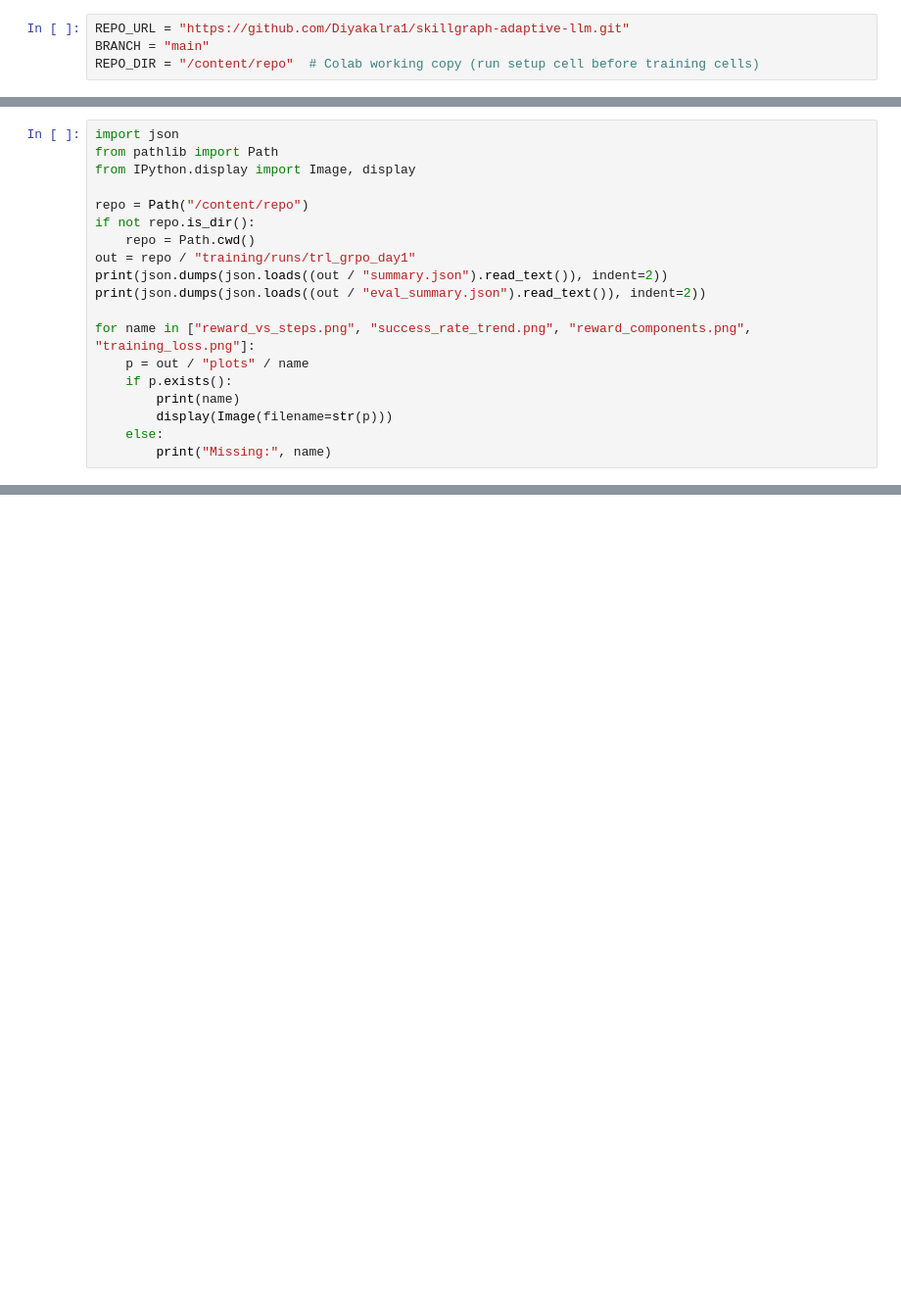
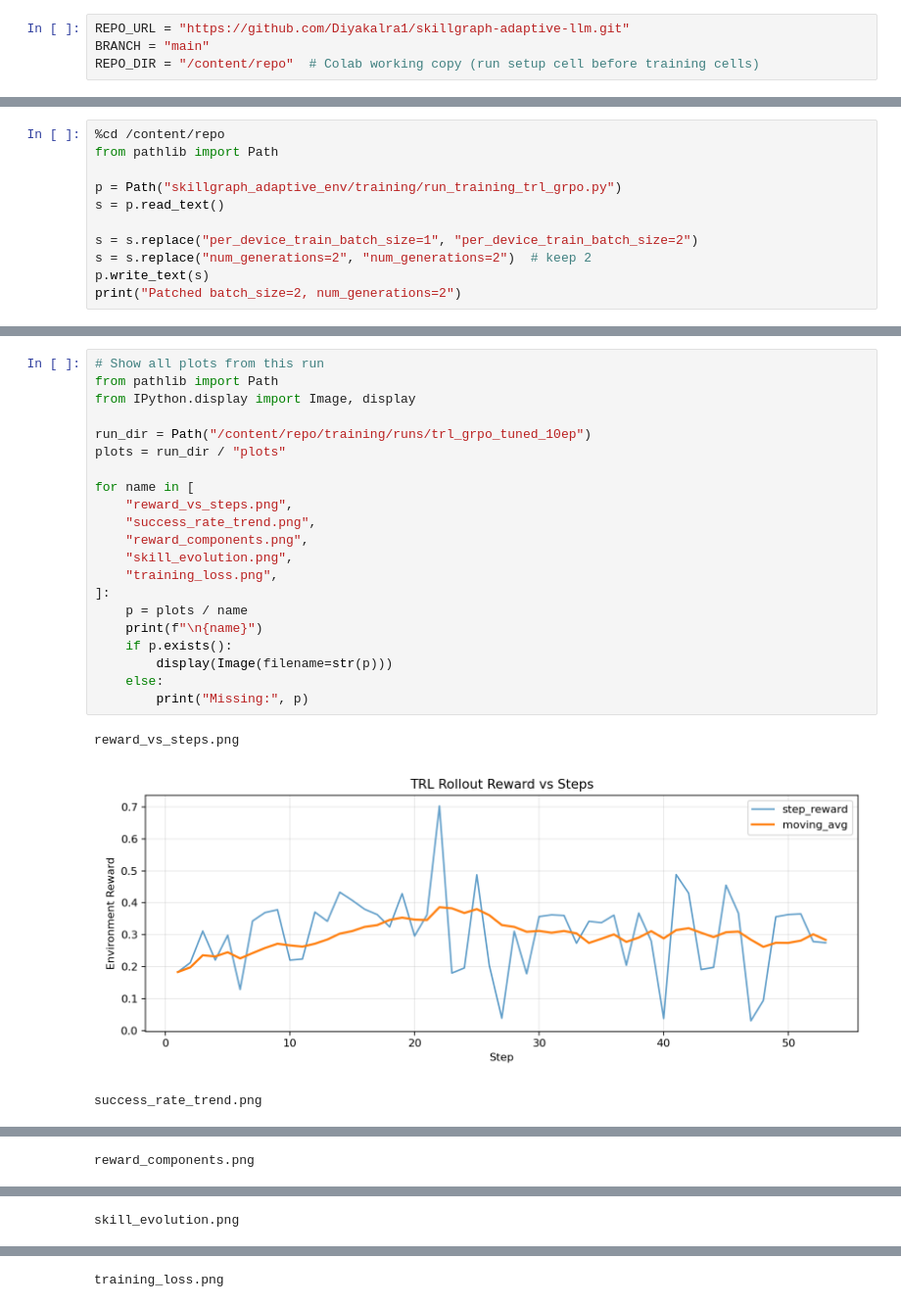
Before and after one commit to Diyakalra1/skillgraph-adaptive-llm, a Jupyter notebook: skillgraph_adaptive_env/training/colab_day1_sprint.ipynb, the cells around one changed output, grey strips where cells are left out. Shown at 98% size. Cells and saved outputs as stored; diff of their text form; blank space fills up the shorter version.

```diff
--- a/skillgraph_adaptive_env/training/colab_day1_sprint.ipynb
+++ b/skillgraph_adaptive_env/training/colab_day1_sprint.ipynb
@@ -232,0 +75,11 @@ subprocess.check_call(
+# %%
+%cd /content/repo
+from pathlib import Path
+
+p = Path("skillgraph_adaptive_env/training/run_training_trl_grpo.py")
+s = p.read_text()
+
+s = s.replace("per_device_train_batch_size=1", "per_device_train_batch_size=2")
+s = s.replace("num_generations=2", "num_generations=2")  # keep 2
+p.write_text(s)
+print("Patched batch_size=2, num_generations=2")
@@ -233,19 +211,25 @@ subprocess.check_call(
 # %%
-import json
+# Show all plots from this run
 from pathlib import Path
 from IPython.display import Image, display
 
-repo = Path("/content/repo")
-if not repo.is_dir():
-    repo = Path.cwd()
-out = repo / "training/runs/trl_grpo_day1"
-print(json.dumps(json.loads((out / "summary.json").read_text()), indent=2))
-print(json.dumps(json.loads((out / "eval_summary.json").read_text()), indent=2))
+run_dir = Path("/content/repo/training/runs/trl_grpo_tuned_10ep")
+plots = run_dir / "plots"
 
-for name in ["reward_vs_steps.png", "success_rate_trend.png", "reward_components.png", "training_loss.png"]:
-    p = out / "plots" / name
+for name in [
+    "reward_vs_steps.png",
+    "success_rate_trend.png",
+    "reward_components.png",
+    "skill_evolution.png",
+    "training_loss.png",
+]:
+    p = plots / name
+    print(f"\n{name}")
     if p.exists():
-        print(name)
         display(Image(filename=str(p)))
     else:
-        print("Missing:", name)
+        print("Missing:", p)
+# %% [output]
+reward_vs_steps.png
+[figure, added]
+success_rate_trend.png
@@ -251,0 +237 @@ for name in ["reward_vs_steps.png", "success_rate_trend.png", "reward_components
+reward_components.png
@@ -251,0 +239 @@ for name in ["reward_vs_steps.png", "success_rate_trend.png", "reward_components
+skill_evolution.png
@@ -251,0 +241 @@ for name in ["reward_vs_steps.png", "success_rate_trend.png", "reward_components
+training_loss.png
```
Also changed, not shown: parts of 20 cells of this notebook.
